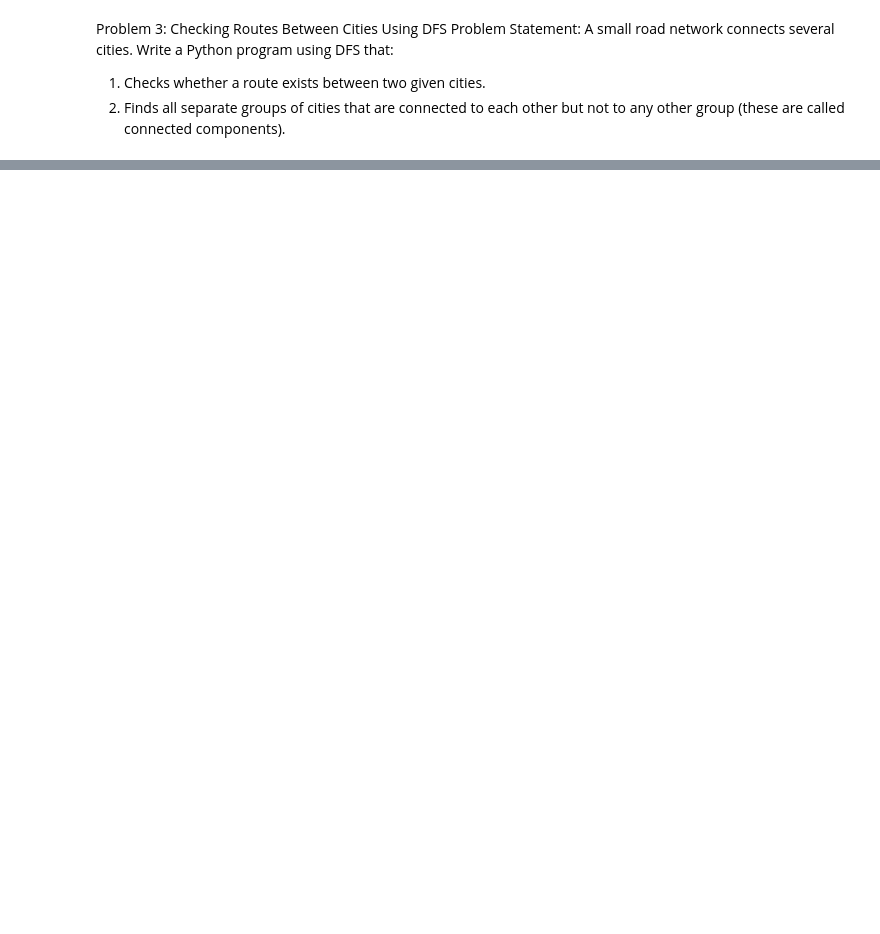
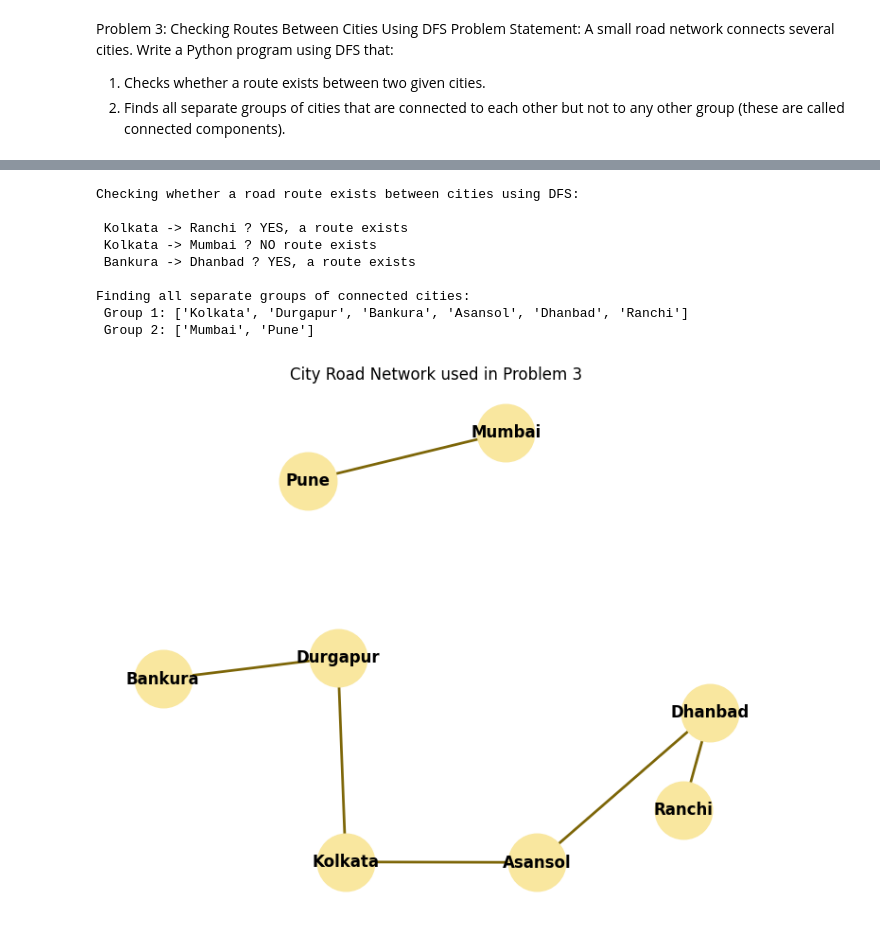
Before and after one commit to Ankitkr2323/AI-ML-Lab, a Jupyter notebook: Lab3.ipynb, the cells around one changed output, grey strips where cells are left out. Drawn from its saved outputs; the diff is of its cells as text; code cells hidden in the pictures; blank space fills up the shorter version.

```diff
--- a/Lab3.ipynb
+++ b/Lab3.ipynb
@@ -100,0 +10,77 @@ Component 3: ['F', 'G']
+# %%
+import networkx as nx
+import matplotlib.pyplot as plt
+# Step 1: Represent a small road network as a graph (adjacency list)
+# Notice 'Mumbai' and 'Pune' are connected to each other, but NOT to the rest of the map.
+city_graph = {
+'Kolkata': ['Durgapur', 'Asansol'],
+'Durgapur': ['Kolkata', 'Bankura'],
+'Asansol': ['Kolkata', 'Dhanbad'],
+'Bankura': ['Durgapur'],
+'Dhanbad': ['Asansol', 'Ranchi'],
+'Ranchi': ['Dhanbad'],
+'Mumbai': ['Pune'],
+'Pune': ['Mumbai']
+}
+# Step 2: DFS function that checks if a path exists between two cities
+def dfs_path_exists(graph, current_city, destination_city, visited=None):
+    if visited is None:
+        visited = set()
+    visited.add(current_city)
+    if current_city == destination_city:
+        return True
+    for neighbour_city in graph[current_city]:
+        if neighbour_city not in visited:
+            if dfs_path_exists(graph, neighbour_city, destination_city, visited):
+                return True
+    return False
+# Step 3: DFS function that returns the full visited order (for connected components)
+def dfs_traversal(graph, start_city, visited=None):
+    if visited is None:
+        visited = set()
+    order = []
+    visited.add(start_city)
+    order.append(start_city)
+    for neighbour_city in graph[start_city]:
+        if neighbour_city not in visited:
+            order.extend(dfs_traversal(graph, neighbour_city, visited))
+    return order
+# Step 4: Test whether a route exists between different city pairs
+pairs_to_check = [('Kolkata', 'Ranchi'), ('Kolkata', 'Mumbai'), ('Bankura', 'Dhanbad')]
+print("Checking whether a road route exists between cities using DFS:\n")
+for city_a, city_b in pairs_to_check:
+    result = dfs_path_exists(city_graph, city_a, city_b)
+    status = "YES, a route exists" if result else "NO route exists"
+    print(f" {city_a} -> {city_b} ? {status}")
+# Step 5: Find all separate (disconnected) groups of cities using DFS
+print("\nFinding all separate groups of connected cities:")
+all_cities = list(city_graph.keys())
+visited_overall = set()
+group_number = 1
+for city in all_cities:
+    if city not in visited_overall:
+        group = dfs_traversal(city_graph, city, visited_overall)
+        print(f" Group {group_number}: {group}")
+        group_number += 1
+# Step 6: Draw the map
+G = nx.Graph()
+for city, neighbours in city_graph.items():
+    for n in neighbours:
+        G.add_edge(city, n)
+plt.figure(figsize=(7, 5.5))
+pos = nx.spring_layout(G, seed=11, k=1.6)
+nx.draw(G, pos, with_labels=True, node_color='#F9E79F', node_size=1900,
+font_size=12, font_weight='bold', edge_color='#7D6608', width=2)
+plt.title("City Road Network used in Problem 3")
+plt.show()
+# %% [output]
+Checking whether a road route exists between cities using DFS:
+
+ Kolkata -> Ranchi ? YES, a route exists
+ Kolkata -> Mumbai ? NO route exists
+ Bankura -> Dhanbad ? YES, a route exists
+
+Finding all separate groups of connected cities:
+ Group 1: ['Kolkata', 'Durgapur', 'Bankura', 'Asansol', 'Dhanbad', 'Ranchi']
+ Group 2: ['Mumbai', 'Pune']
+[figure, added]
```
Also changed, not shown: parts of 1 cell of this notebook.
